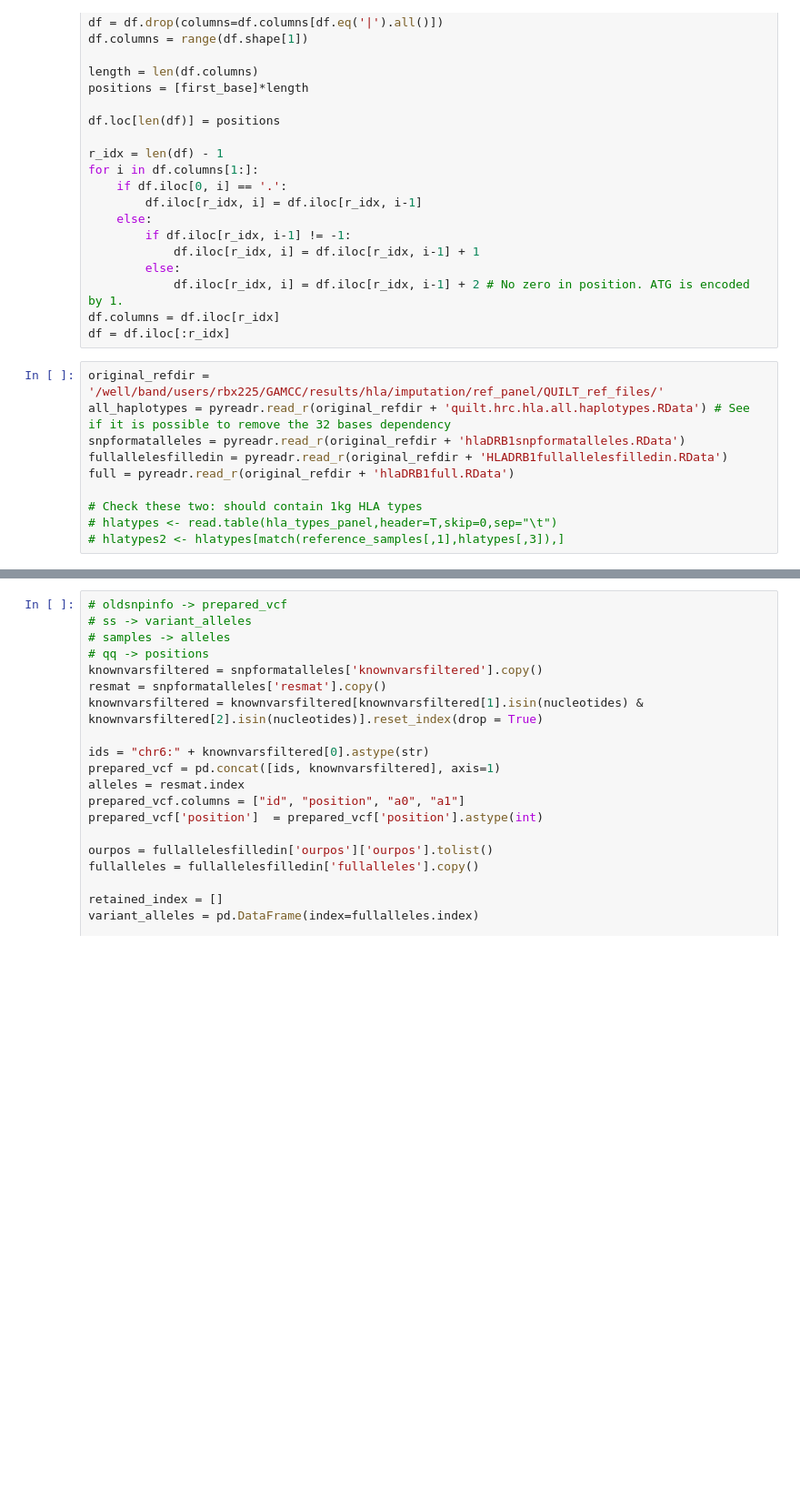
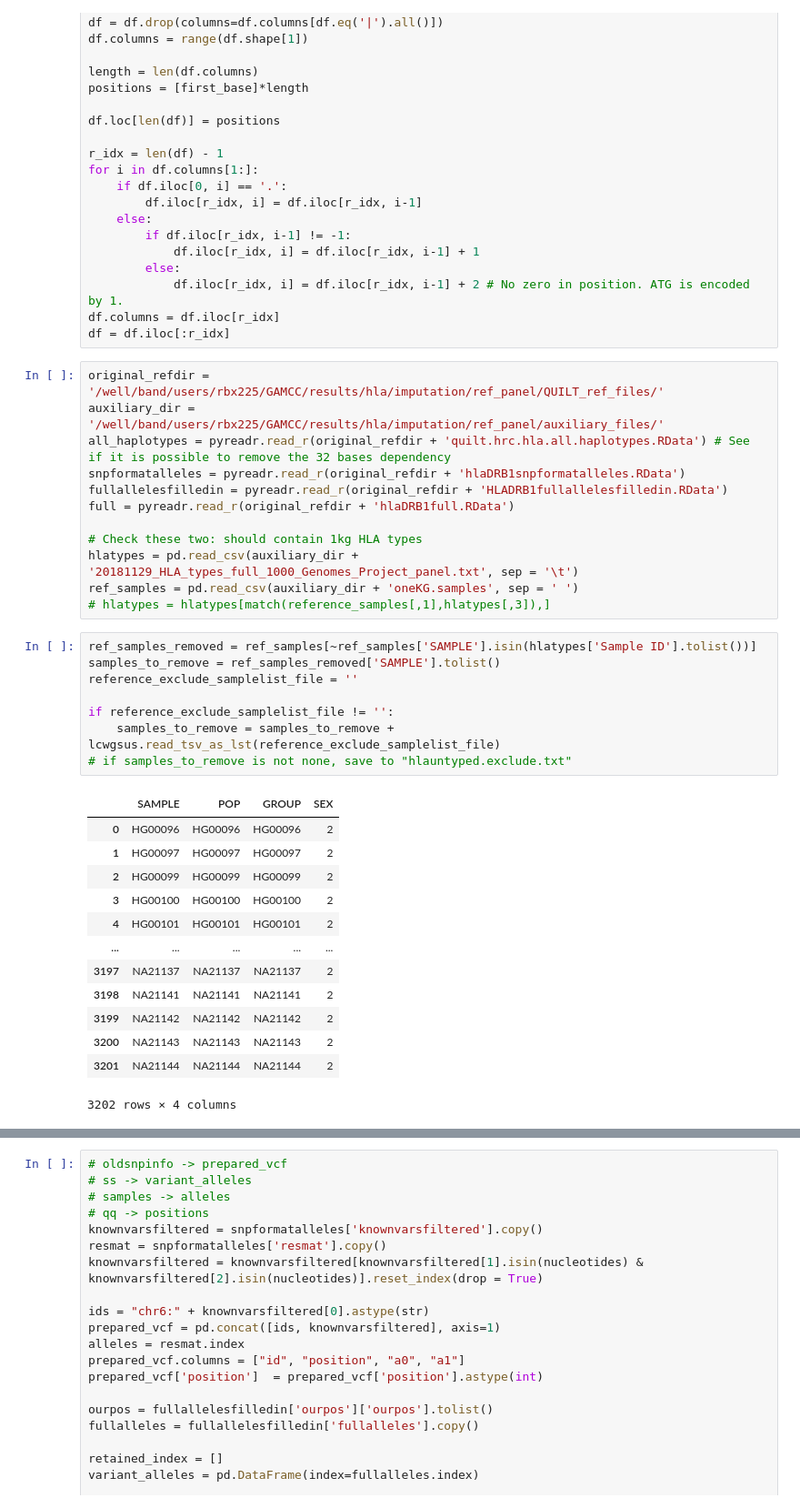
Before and after one commit to Suuuuuuuus/QUILT_sus, a Jupyter notebook: QUILT/Python/phasing.ipynb, the cells around one changed output, grey strips where cells are left out. Shown at 91% size. Saved outputs shown, nothing was run; the diff lists cells and outputs as text; blank space fills up the shorter version.

```diff
--- a/QUILT/Python/phasing.ipynb
+++ b/QUILT/Python/phasing.ipynb
@@ -95,11 +95,35 @@ df.columns = df.iloc[r_idx]
 df = df.iloc[:r_idx]
 # %%
 original_refdir = '/well/band/users/rbx225/GAMCC/results/hla/imputation/ref_panel/QUILT_ref_files/'
+auxiliary_dir = '/well/band/users/rbx225/GAMCC/results/hla/imputation/ref_panel/auxiliary_files/'
 all_haplotypes = pyreadr.read_r(original_refdir + 'quilt.hrc.hla.all.haplotypes.RData') # See if it is possible to remove the 32 bases dependency
 snpformatalleles = pyreadr.read_r(original_refdir + 'hlaDRB1snpformatalleles.RData')
 fullallelesfilledin = pyreadr.read_r(original_refdir + 'HLADRB1fullallelesfilledin.RData')
 full = pyreadr.read_r(original_refdir + 'hlaDRB1full.RData')
 
 # Check these two: should contain 1kg HLA types
-# hlatypes <- read.table(hla_types_panel,header=T,skip=0,sep="\t")
-# hlatypes2 <- hlatypes[match(reference_samples[,1],hlatypes[,3]),]
+hlatypes = pd.read_csv(auxiliary_dir + '20181129_HLA_types_full_1000_Genomes_Project_panel.txt', sep = '\t')
+ref_samples = pd.read_csv(auxiliary_dir + 'oneKG.samples', sep = ' ')
+# hlatypes = hlatypes[match(reference_samples[,1],hlatypes[,3]),]
+# %%
+ref_samples_removed = ref_samples[~ref_samples['SAMPLE'].isin(hlatypes['Sample ID'].tolist())]
+samples_to_remove = ref_samples_removed['SAMPLE'].tolist()
+reference_exclude_samplelist_file = ''
+
+if reference_exclude_samplelist_file != '':
+    samples_to_remove = samples_to_remove + lcwgsus.read_tsv_as_lst(reference_exclude_samplelist_file)
+# if samples_to_remove is not none, save to "hlauntyped.exclude.txt"
+# %% [output]
+|  | SAMPLE | POP | GROUP | SEX |
+| 0 | HG00096 | HG00096 | HG00096 | 2 |
+| 1 | HG00097 | HG00097 | HG00097 | 2 |
+| 2 | HG00099 | HG00099 | HG00099 | 2 |
+| 3 | HG00100 | HG00100 | HG00100 | 2 |
+| 4 | HG00101 | HG00101 | HG00101 | 2 |
+| ... | ... | ... | ... | ... |
+| 3197 | NA21137 | NA21137 | NA21137 | 2 |
+| 3198 | NA21141 | NA21141 | NA21141 | 2 |
+| 3199 | NA21142 | NA21142 | NA21142 | 2 |
+| 3200 | NA21143 | NA21143 | NA21143 | 2 |
+| 3201 | NA21144 | NA21144 | NA21144 | 2 |
+3202 rows × 4 columns
```
Also changed, not shown: parts of 1 cell of this notebook.
